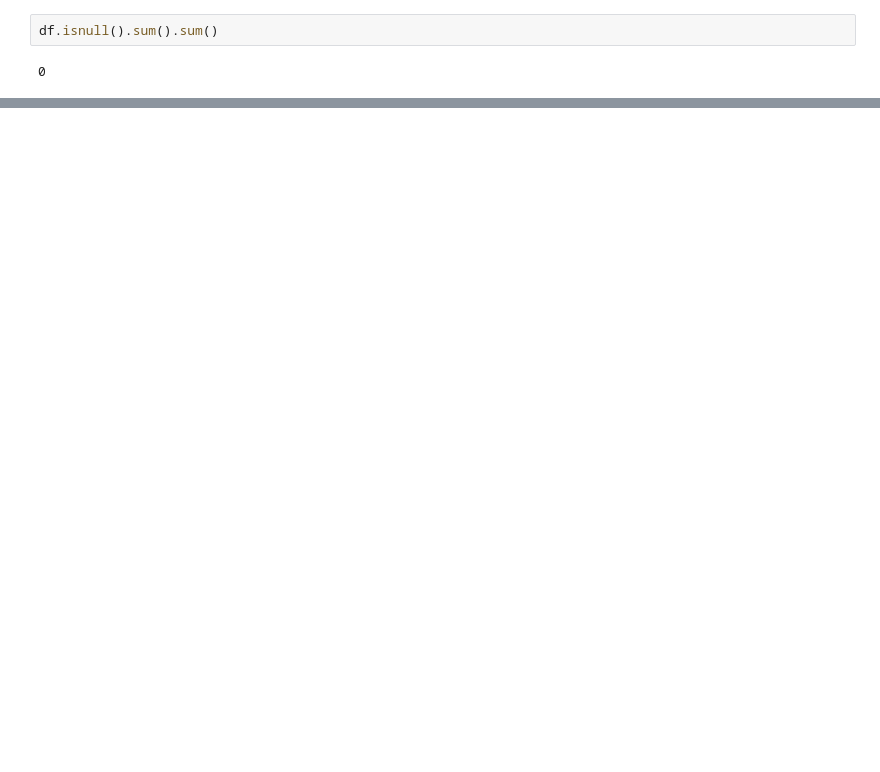
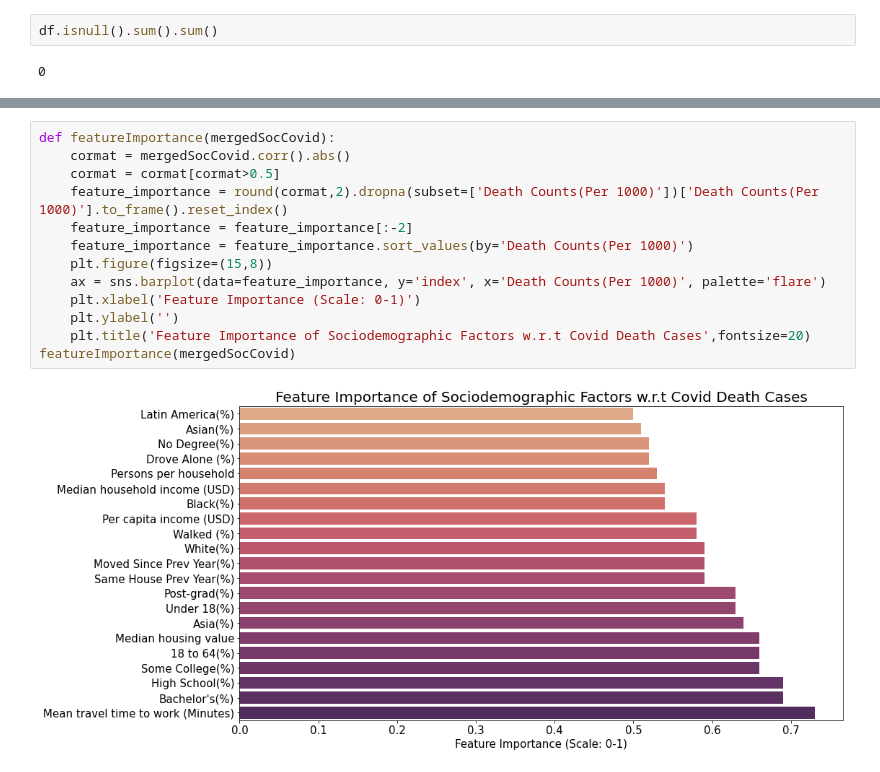
Before and after one commit to uic-cs418/modeling-the-pandemic, a Jupyter notebook: nguyen-notebook.ipynb, the cells around one changed output, grey strips where cells are left out. Cells and saved outputs as stored; diff of their text form; blank space fills up the shorter version.

```diff
--- a/nguyen-notebook.ipynb
+++ b/nguyen-notebook.ipynb
@@ -328,0 +360,15 @@ df.isnull().sum().sum()
+# %%
+def featureImportance(mergedSocCovid):
+    cormat = mergedSocCovid.corr().abs()
+    cormat = cormat[cormat>0.5]
+    feature_importance = round(cormat,2).dropna(subset=['Death Counts(Per 1000)'])['Death Counts(Per 1000)'].to_frame().reset_index()
+    feature_importance = feature_importance[:-2]
+    feature_importance = feature_importance.sort_values(by='Death Counts(Per 1000)')
+    plt.figure(figsize=(15,8))
+    ax = sns.barplot(data=feature_importance, y='index', x='Death Counts(Per 1000)', palette='flare')
+    plt.xlabel('Feature Importance (Scale: 0-1)')
+    plt.ylabel('')
+    plt.title('Feature Importance of Sociodemographic Factors w.r.t Covid Death Cases',fontsize=20)
+featureImportance(mergedSocCovid)
+# %% [output]
+[figure, added]
```
Also changed, not shown: parts of 5 cells of this notebook.
